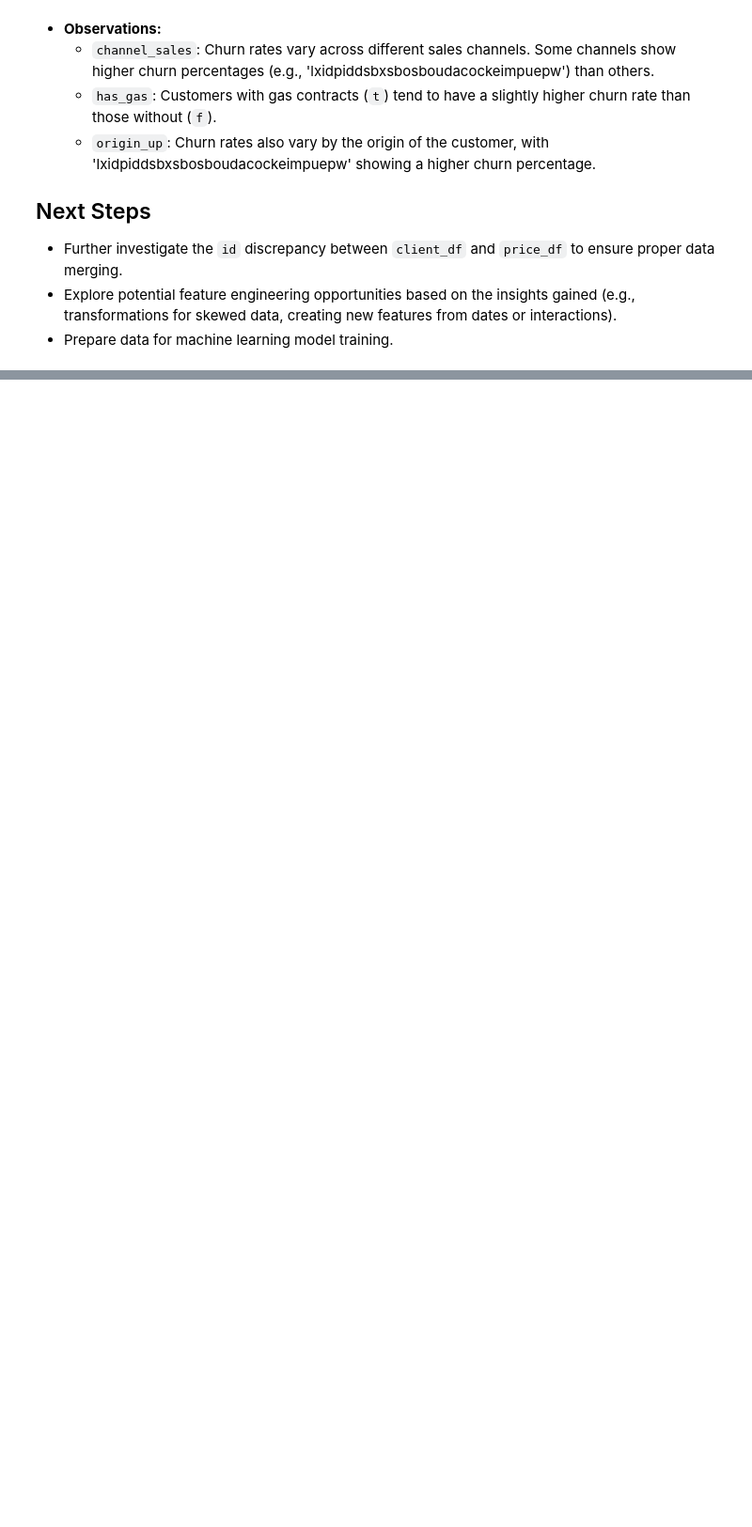
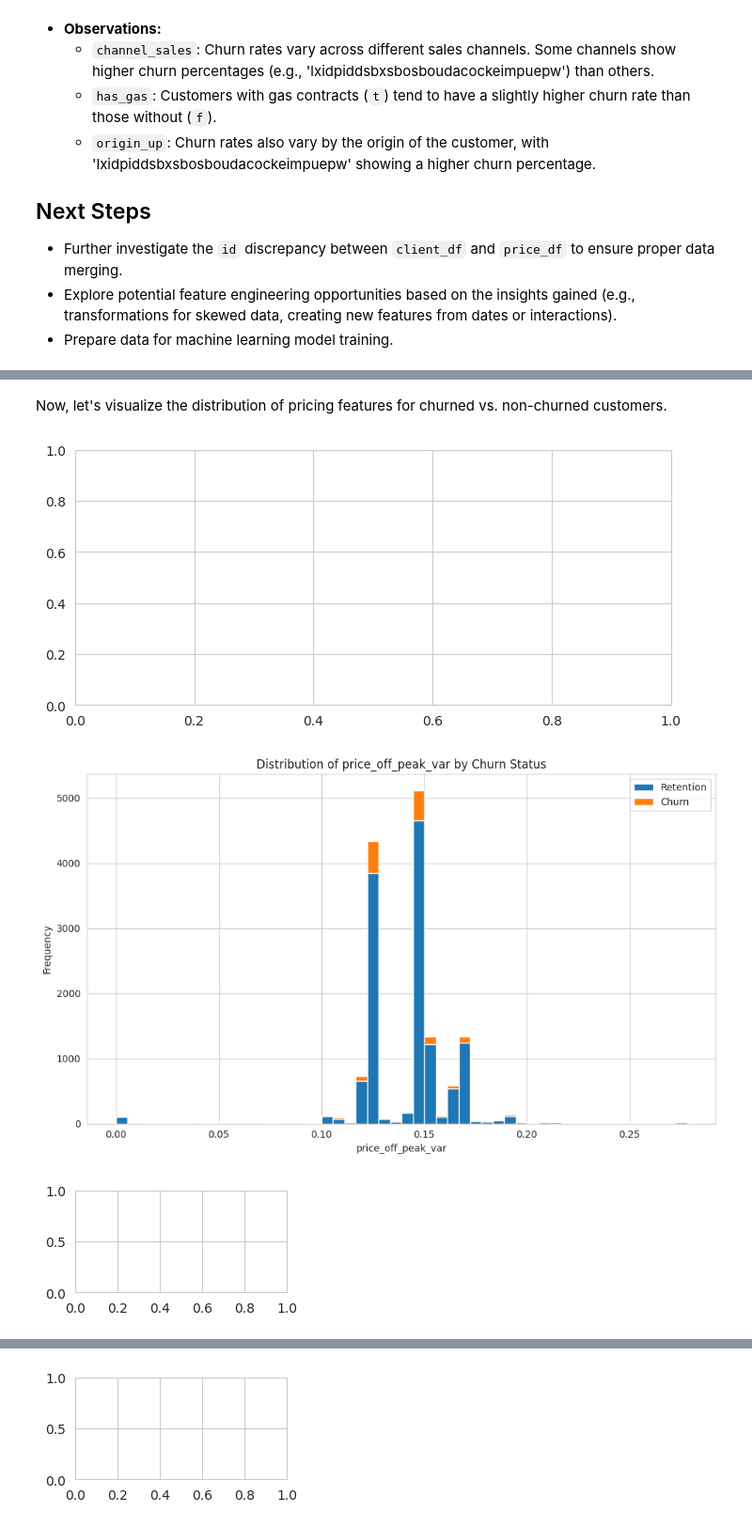
Before and after one commit to KaushikBose/Customer-Churn, a Jupyter notebook: Customer_Churn_of_Power_Company.ipynb, the cells around one changed output, grey strips where cells are left out. Shown at 94% size. Cells and saved outputs as stored; diff of their text form; code cells hidden in the pictures; blank space fills up the shorter version.

```diff
--- a/Customer_Churn_of_Power_Company.ipynb
+++ b/Customer_Churn_of_Power_Company.ipynb
@@ -497,0 +500,16 @@ Two main datasets are used:
+# %%
+# Merge client_df with price_df to bring pricing information into the client data
+# We'll merge on 'id' and 'price_date' for the most relevant pricing data at specific times.
+# Since price_df has multiple price entries per id over time, we'll need to aggregate or select a representative price for each client if we want a single row per client.
+# For now, let's simplify and take the mean price for each client over the available price_dates.
+
+# Calculate the mean price components per client ID
+mean_prices_df = price_df.groupby('id')[price_numerical_cols].mean().reset_index()
+
+# Merge client_df with the aggregated price data
+client_price_df = pd.merge(client_df, mean_prices_df, on='id', how='left')
+
+print('First 5 rows of merged client and price data:')
+display(client_price_df.head())
+print(f"Shape of merged dataframe: {client_price_df.shape}")
+print(f"Number of unique IDs in merged dataframe: {client_price_df['id'].nunique()}")
@@ -497,0 +527,17 @@ Two main datasets are used:
+# %% [markdown]
+Now, let's visualize the distribution of pricing features for churned vs. non-churned customers.
+# %%
+plt.figure(figsize=(18, 12))
+for i, col in enumerate(price_numerical_cols):
+    plt.subplot(3, 2, i + 1)
+    fig, ax = plt.subplots(figsize=(10, 6))
+    plot_distribution(client_price_df, col, ax)
+    plt.title(f'Distribution of {col} by Churn Status')
+    plt.xlabel(col)
+    plt.ylabel('Frequency')
+    plt.tight_layout()
+    plt.show()
+# %% [output]
+[figure, added]
+[figure, added]
+[figure, added]
@@ -497,0 +545 @@ Two main datasets are used:
+[figure, added]
```
Also changed, not shown: parts of 7 cells of this notebook.
